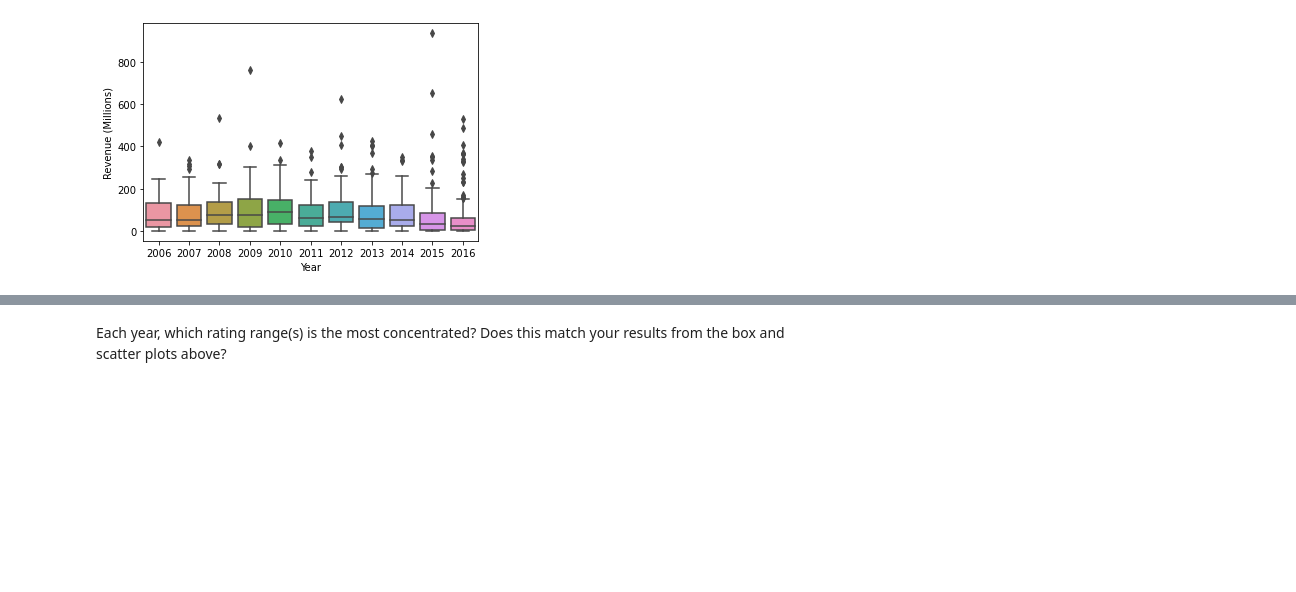
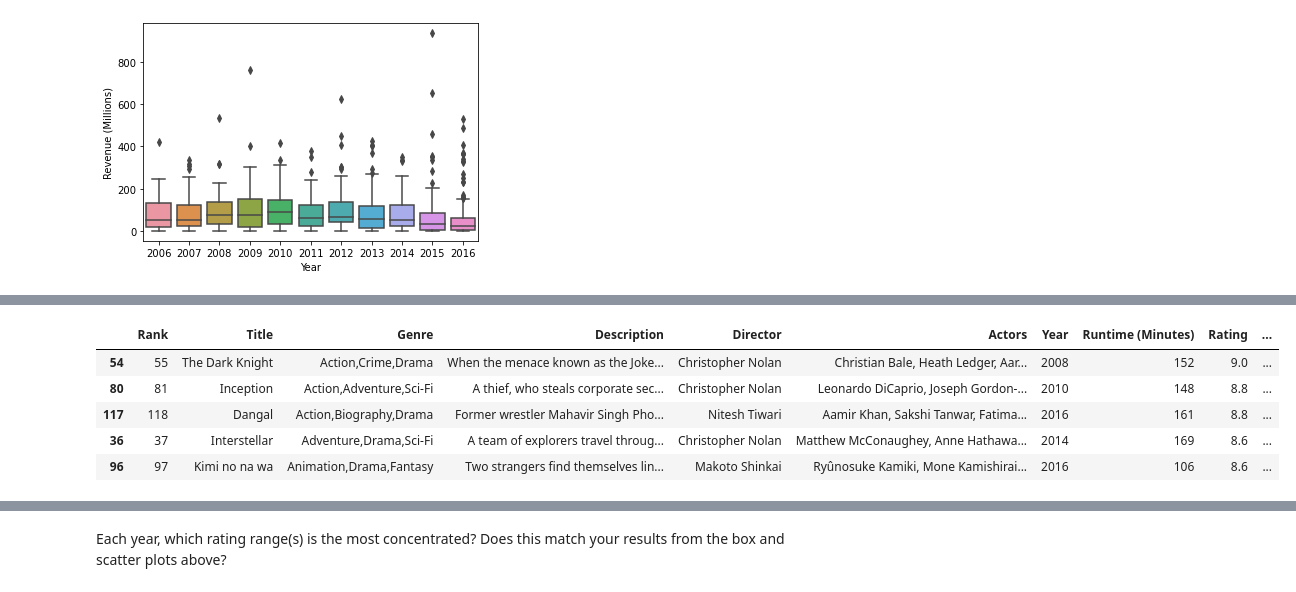
Before and after one commit to hollyhira/Class7_EDA_pt2_studio, a Jupyter notebook: EDApt2-Studio.ipynb, the cells around one changed output, grey strips where cells are left out. Drawn from its saved outputs; the diff is of its cells as text; code cells hidden in the pictures; blank space fills up the shorter version.

```diff
--- a/EDApt2-Studio.ipynb
+++ b/EDApt2-Studio.ipynb
@@ -370,0 +417,10 @@ plt.show()
+# %%
+df.nlargest(5, 'Rating')
+#Check if index above is correct... yes it is, index 54
+# %% [output]
+|  | Rank | Title | Genre | Description | Director | Actors | Year | Runtime (Minutes) | Rating | ... |
+| 54 | 55 | The Dark Knight | Action,Crime,Drama | When the menace known as the Joke... | Christopher Nolan | Christian Bale, Heath Ledger, Aar... | 2008 | 152 | 9.0 | ... |
+| 80 | 81 | Inception | Action,Adventure,Sci-Fi | A thief, who steals corporate sec... | Christopher Nolan | Leonardo DiCaprio, Joseph Gordon-... | 2010 | 148 | 8.8 | ... |
+| 117 | 118 | Dangal | Action,Biography,Drama | Former wrestler Mahavir Singh Pho... | Nitesh Tiwari | Aamir Khan, Sakshi Tanwar, Fatima... | 2016 | 161 | 8.8 | ... |
+| 36 | 37 | Interstellar | Adventure,Drama,Sci-Fi | A team of explorers travel throug... | Christopher Nolan | Matthew McConaughey, Anne Hathawa... | 2014 | 169 | 8.6 | ... |
+| 96 | 97 | Kimi no na wa | Animation,Drama,Fantasy | Two strangers find themselves lin... | Makoto Shinkai | Ryûnosuke Kamiki, Mone Kamishirai... | 2016 | 106 | 8.6 | ... |
```
Also changed, not shown: parts of 10 cells of this notebook.
